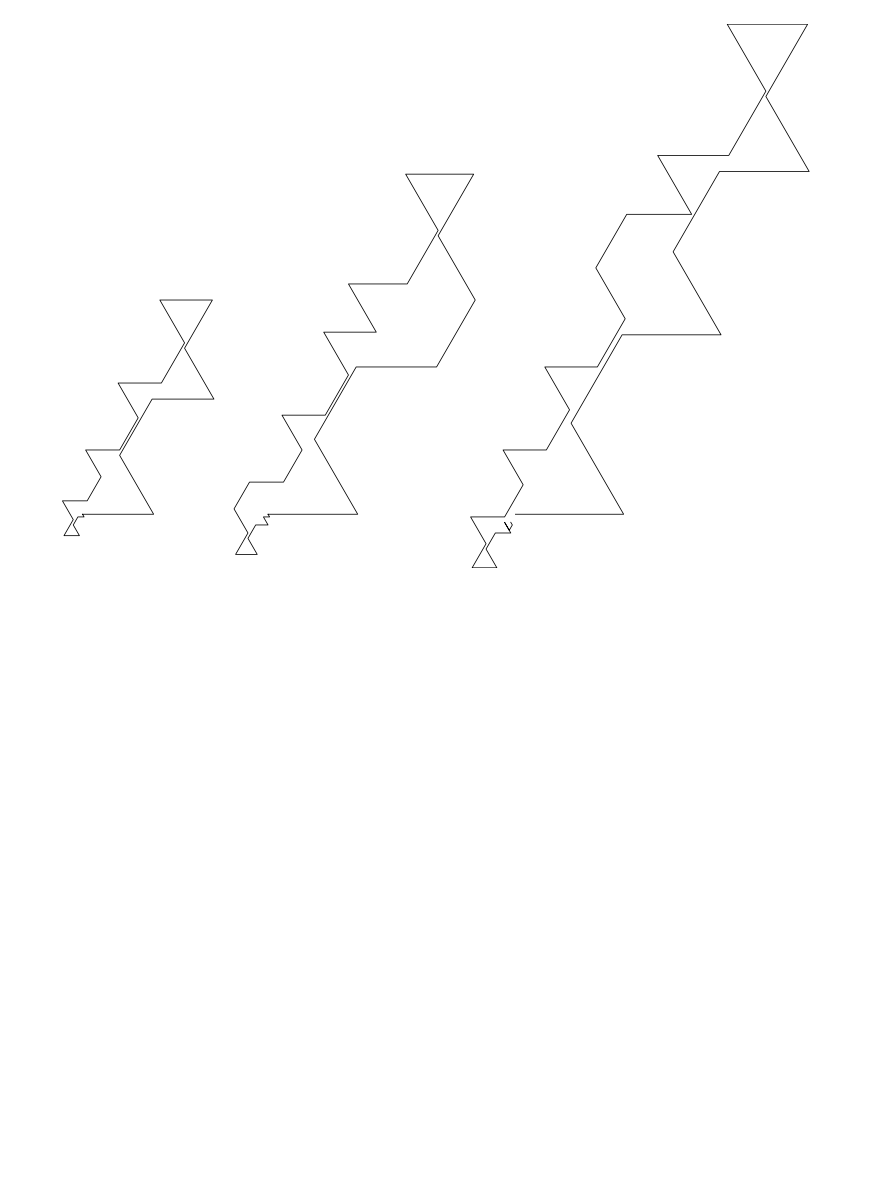
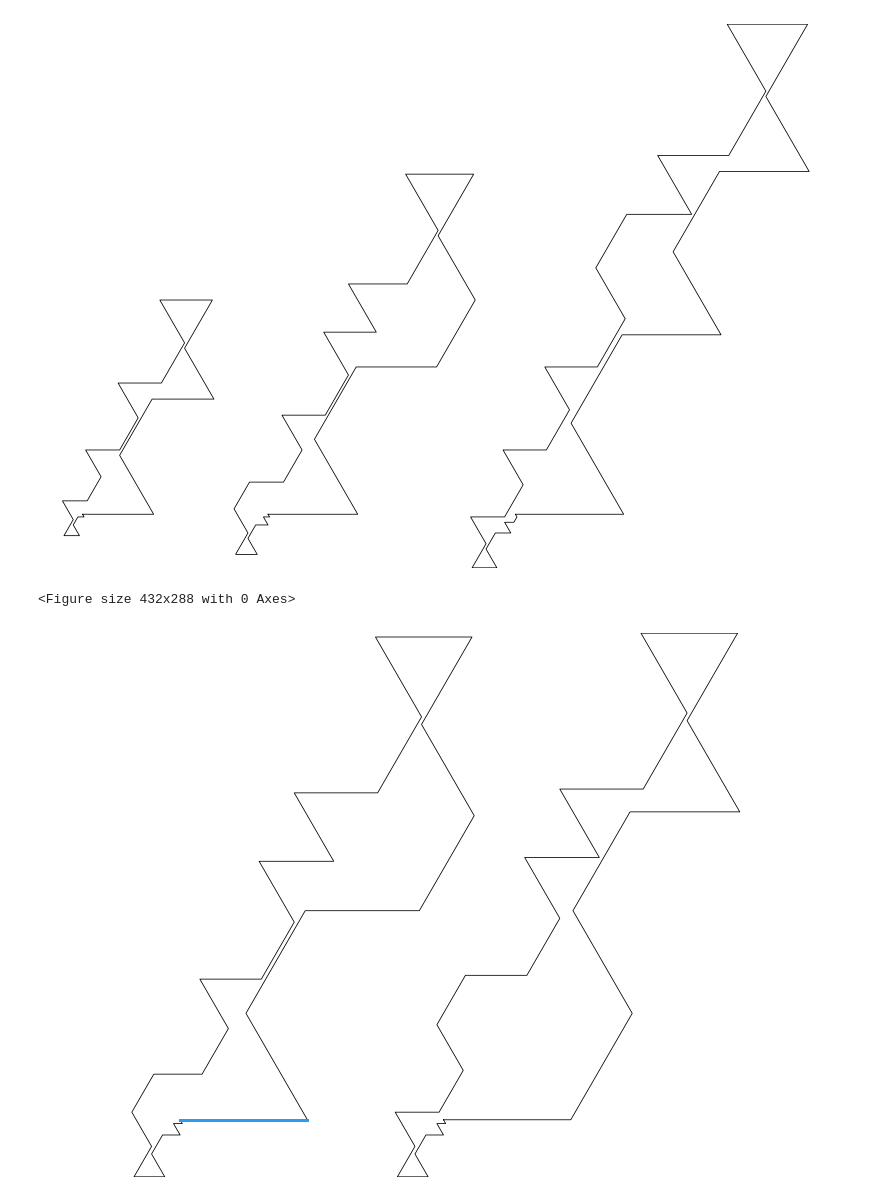
Before and after one commit to kapsitis/polimondi, a Jupyter notebook: polyforms/docs/inductive-step6.ipynb, the cells around one changed output. Cells and saved outputs as stored; diff of their text form; code cells hidden in the pictures; blank space fills up the shorter version.

```diff
--- a/polyforms/docs/inductive-step6.ipynb
+++ b/polyforms/docs/inductive-step6.ipynb
@@ -45,3 +43,18 @@ scene.set_size_in(14,10)
 ACBACBDFEDFEDFEDFEACBAC
 <Figure size 432x288 with 0 Axes>
 [figure]
+# %%
+seq1 = 'ACBABCBDFEDFDFEDFEDEFEACBACAC'
+seq2 = 'ABCBACBDFEDFDFEDEFEDFEACBACAC'
+
+scene2 = DrawScene(-10, -30, 260, 240, '#999999', 'solid', 0.25)
+
+scene2.draw_seq('seq1', seq1, 'k', [0.0,0.0])
+scene2.draw_seq('seq2', seq2, 'k', [60.0,0.0])
+
+scene2.highlight('seq1', [4, 12, 13, 19, 27, 28], '#2D9BF0')
+
+scene2.set_size_in(14,10)
+# %% [output]
+<Figure size 432x288 with 0 Axes>
+[figure, added]
```
Also changed, not shown: parts of 2 cells of this notebook, 5 other files.
